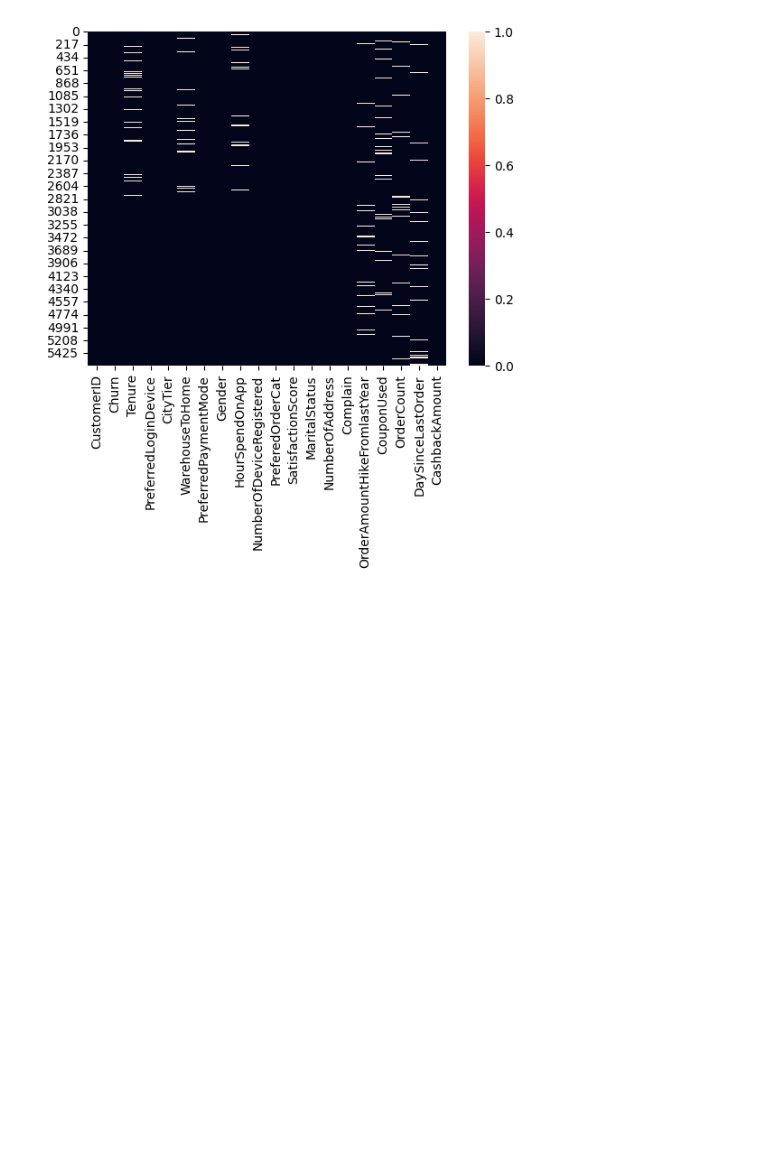
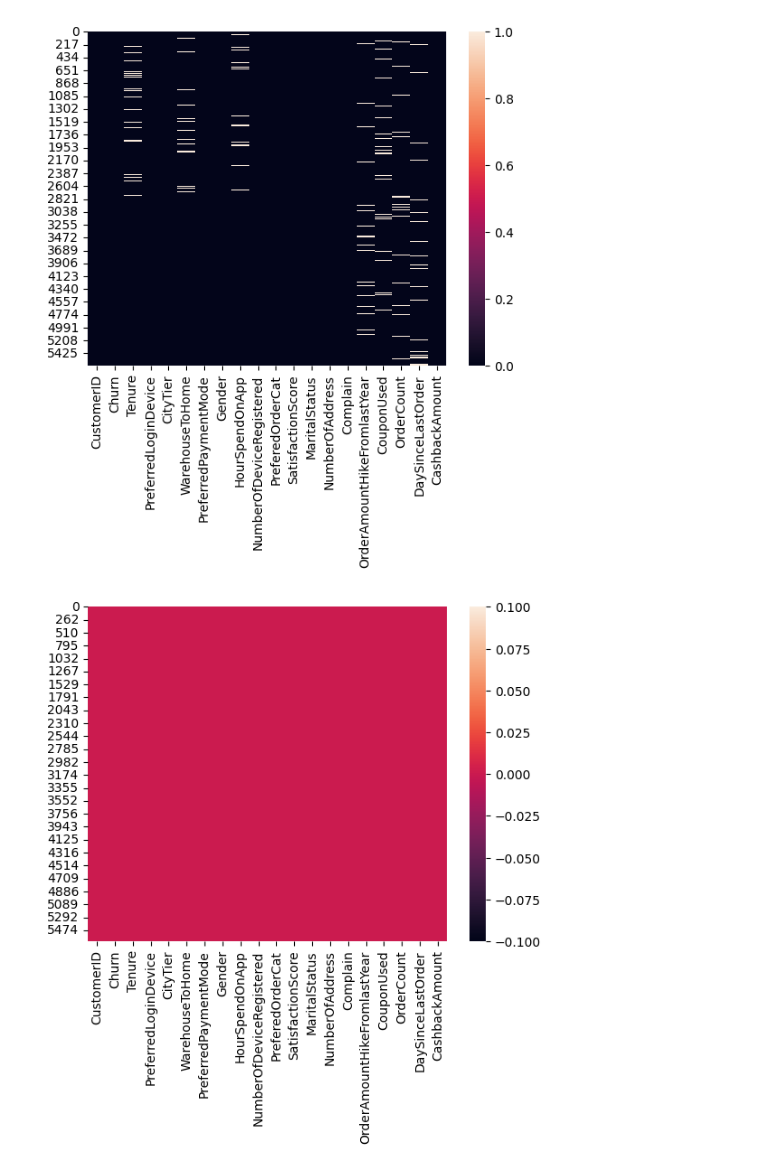
Before and after one commit to TeodoraSekulic/MASINSKO-projekat2, a Jupyter notebook: p2.ipynb, the cells around one changed output. Cells and saved outputs as stored; diff of their text form; code cells hidden in the pictures; blank space fills up the shorter version.

```diff
--- a/p2.ipynb
+++ b/p2.ipynb
@@ -116,3 +116,10 @@ sns.heatmap(df.isnull())
 plt.show()
 # %% [output]
 [figure]
+# %%
+df.dropna(inplace=True)
+# %%
+sns.heatmap(df.isnull())
+plt.show()
+# %% [output]
+[figure, added]
```
Also changed, not shown: parts of 1 cell of this notebook.
